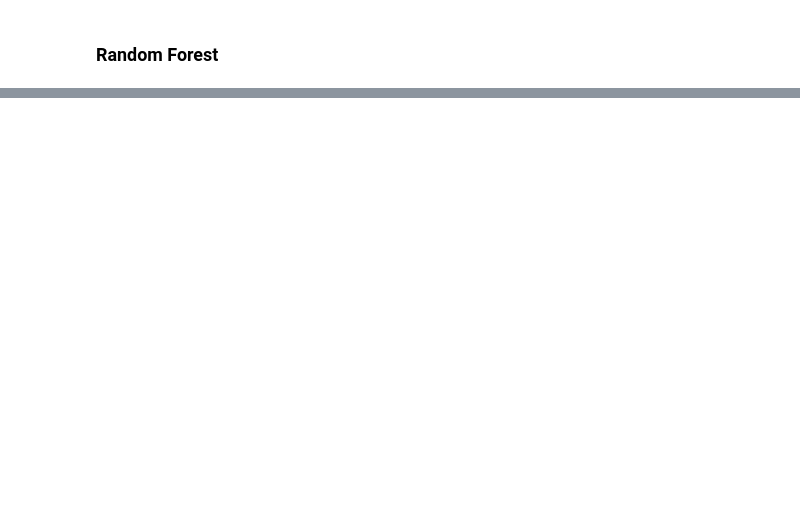
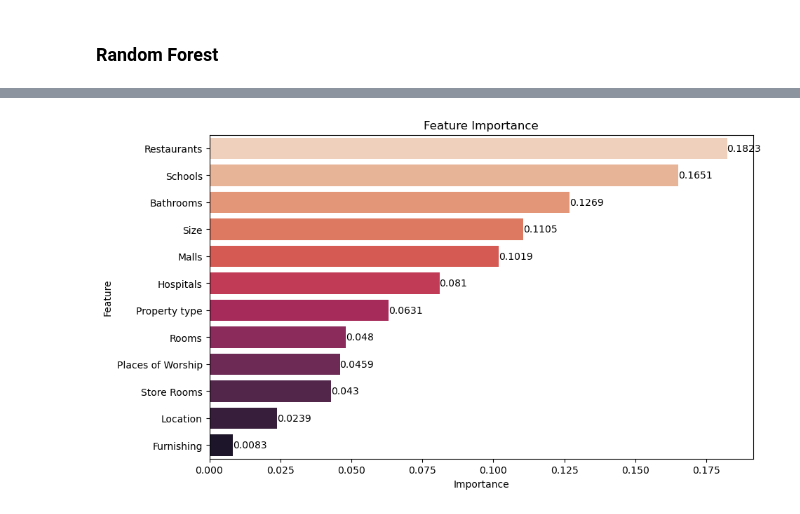
Before and after one commit to GanKaiFeng1999/Capstone_2, a Jupyter notebook: Capstone 2 Modelling.ipynb, the cells around one changed output, grey strips where cells are left out. Saved outputs shown, nothing was run; the diff lists cells and outputs as text; code cells hidden in the pictures; blank space fills up the shorter version.

```diff
--- a/Capstone 2 Modelling.ipynb
+++ b/Capstone 2 Modelling.ipynb
@@ -365,24 +423,26 @@ plt.show()
 # %%
 # Get the feature importance scores from the trained XGBoost model
-feature_importance = XGB_model.feature_importances_
+feature_importance = tuned_XGB.feature_importances_
 
 # Get the names of the columns from your dataset
 column_names = ['Location', 'Rooms', 'Bathrooms', 'Property type',\
                 'Size', 'Furnishing', 'Store Rooms', 'Places of Worship',\
                 'Schools', 'Hospitals', 'Malls', 'Restaurants']
 
 # Create a DataFrame to store the feature importance scores along with the column names
 feature_importance_df = pd.DataFrame({'Feature': column_names, 'Importance': feature_importance})
 
 # Sort the DataFrame in descending order of importance scores
 feature_importance_df = feature_importance_df.sort_values(by='Importance', ascending=False)
 
 # Plot the feature importance
 plt.figure(figsize=(10, 6))
 sns.barplot(data=feature_importance_df, x='Importance', y='Feature', palette='rocket_r')
 for i, v in enumerate(feature_importance_df['Importance']):
     plt.text(v, i, str(round(v, 4)), va='center')
 plt.title('Feature Importance')
 plt.xlabel('Importance')
 plt.ylabel('Feature')
 plt.show()
+# %% [output]
+[figure, added]
```
Also changed, not shown: parts of 25 cells of this notebook, 2 other files.
